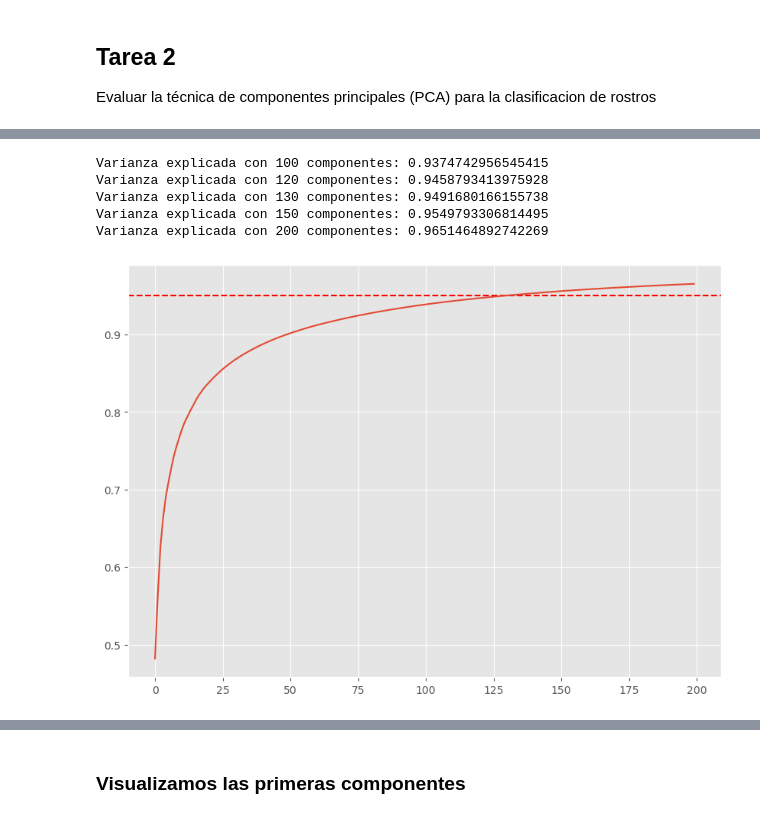
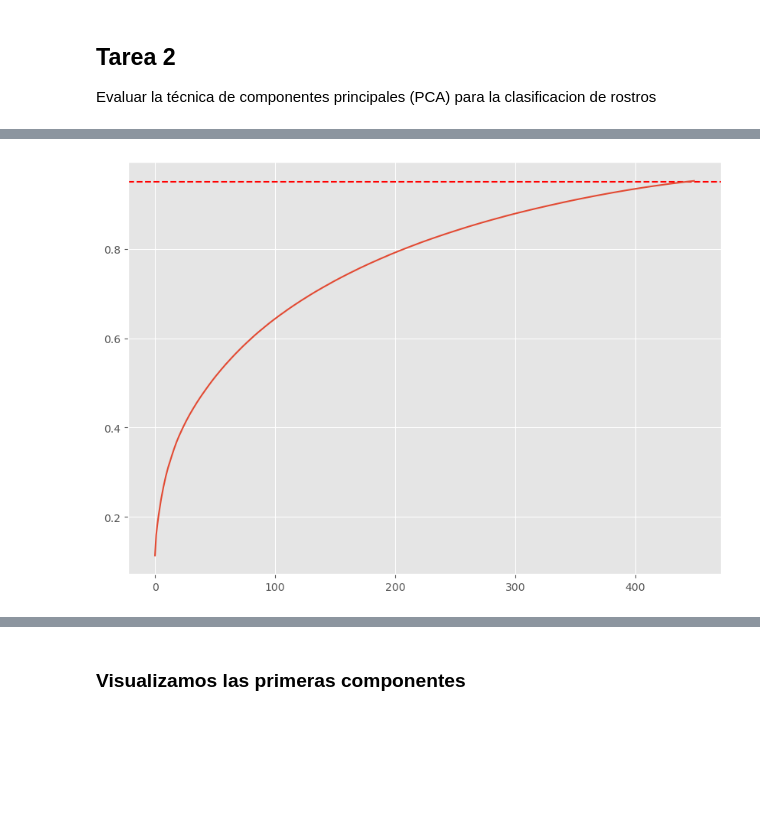
Before and after one commit to joacoguerrae/obligatorio_ml_para_ia, a Jupyter notebook: notebook_ramy.ipynb, the cells around one changed output, grey strips where cells are left out. Cells and saved outputs as stored; diff of their text form; code cells hidden in the pictures; blank space fills up the shorter version.

```diff
--- a/notebook_ramy.ipynb
+++ b/notebook_ramy.ipynb
@@ -124,10 +119,0 @@ X_fondos_flatten = np.array([im.flatten() for im in tqdm(X_fondos, desc='Constru
-# %%
-# Vuelvo X_faces a su forma original y muestro 10 random
-X_faces_reshaped = X_fondos_flatten.reshape(-1, 64, 64)
-samples = sample(range(X_faces_reshaped.shape[0]), 10)
-fig, ax = plt.subplots(2, 5, figsize=(10, 4))
-for i, axi in enumerate(ax.flat):
-    axi.imshow(X_faces_reshaped[samples[i]], cmap='gray')
-    axi.axis('off')
-plt.tight_layout()
-plt.show()
@@ -175,17 +148,8 @@ Incremental PCA fitting process complete.
-# %%
-for i in pca_values:
-    print(f"Varianza explicada con {i} componentes: {np.sum(pca_dict[i].explained_variance_ratio_)}")
-    #print(f"Varianza explicada acumulada con {i} componentes: {np.cumsum(pca_dict[i].explained_variance_ratio_)}")
-
-fig, ax = plt.subplots(1, figsize=(10, 7))
-ax.axhline(y=0.95, color='r', linestyle='--', label='95%')
-plt.plot(np.cumsum(pca_dict[200].explained_variance_ratio_), label=f'{200} componentes')
-plt.show()
-# %% [output]
-Varianza explicada con 100 componentes: 0.9374742956545415
-Varianza explicada con 120 componentes: 0.9458793413975928
-Varianza explicada con 130 componentes: 0.9491680166155738
-Varianza explicada con 150 componentes: 0.9549793306814495
-Varianza explicada con 200 componentes: 0.9651464892742269
-[figure, removed]
+# %%
+fig, ax = plt.subplots(1, figsize=(10, 7))
+ax.axhline(y=0.95, color='r', linestyle='--', label='95%')
+plt.plot(np.cumsum(pca_dict[450].explained_variance_ratio_), label=f'{450} componentes')
+plt.show()
+# %% [output]
+[figure, added]
 # %% [markdown]
```
Also changed, not shown: parts of 40 cells of this notebook.
